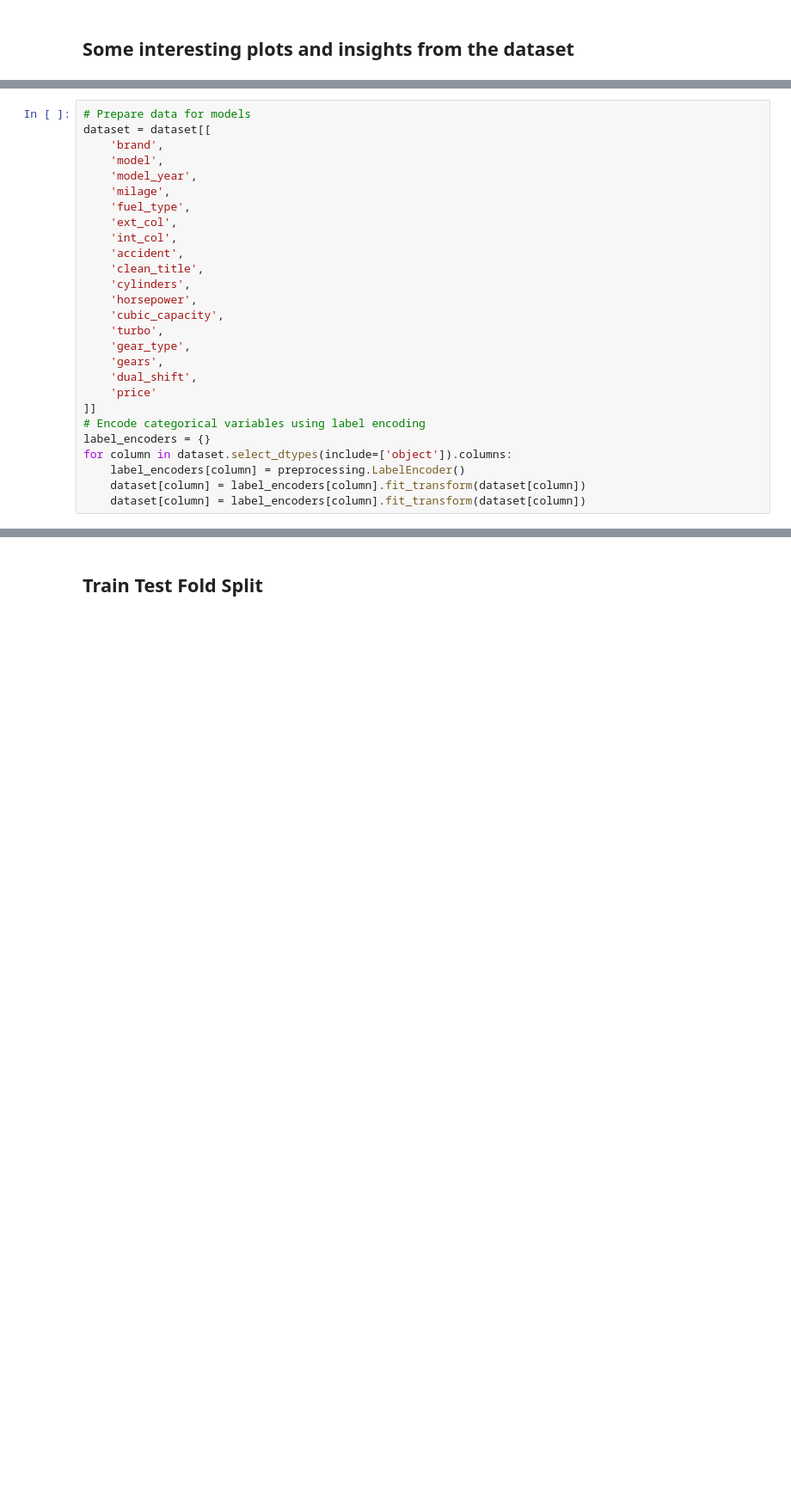
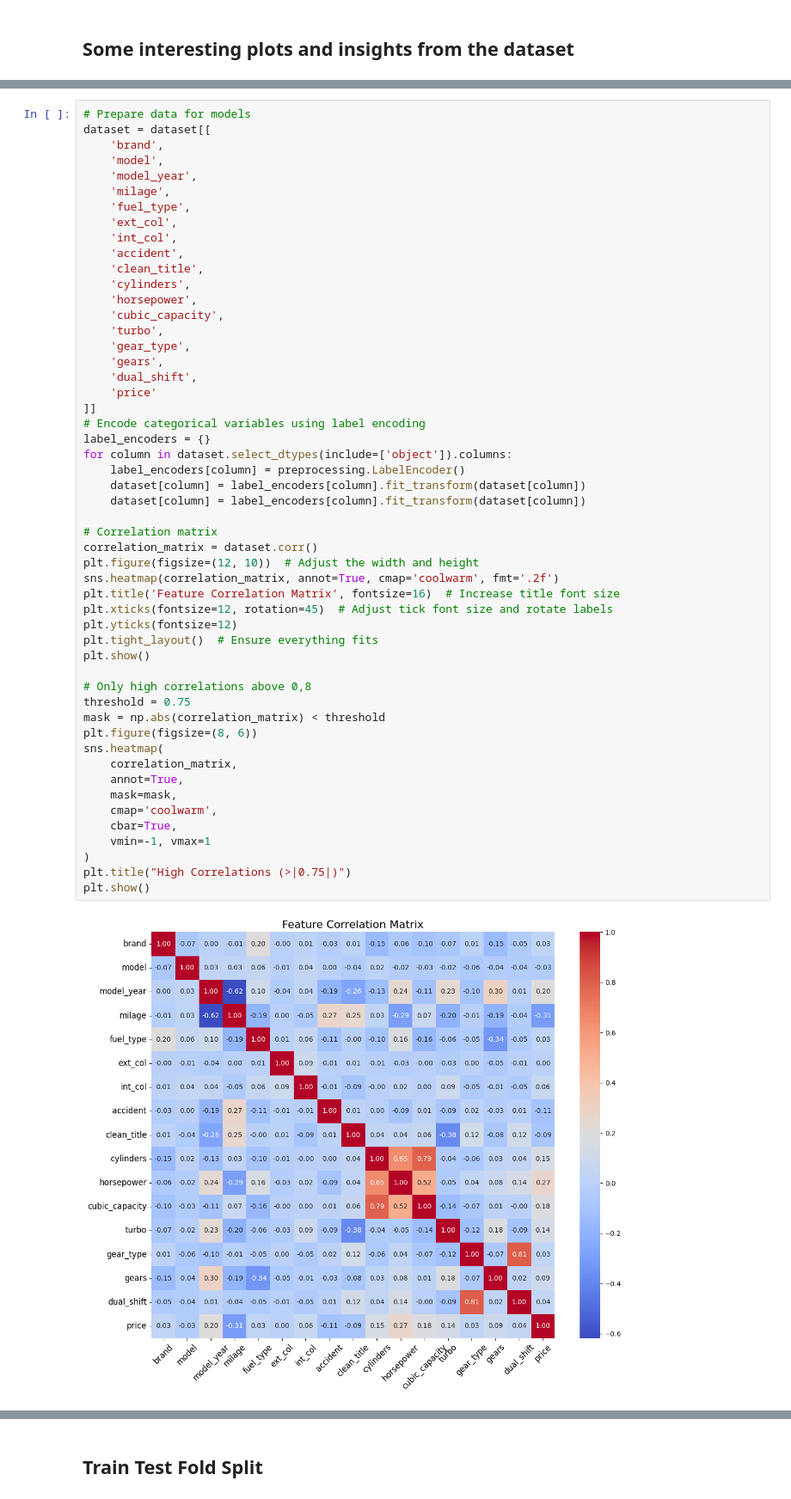
Before and after one commit to Frecherenkel60/RandomForestRangers, a Jupyter notebook: DataMining_RandomForestRangers.ipynb, the cells around one changed output, grey strips where cells are left out. Shown: that part at 86% size. Drawn from its saved outputs; the diff is of its cells as text; blank space fills up the shorter version.

Commit message:
add scaling for linear regression and simple correlation matrix

```diff
--- a/DataMining_RandomForestRangers.ipynb
+++ b/DataMining_RandomForestRangers.ipynb
@@ -143,27 +216,54 @@ plt.show()
 # %%
 # Prepare data for models
 dataset = dataset[[
     'brand',
     'model',
     'model_year',
     'milage',
     'fuel_type',
     'ext_col',
     'int_col',
     'accident',
     'clean_title',
     'cylinders',
     'horsepower',
     'cubic_capacity',
     'turbo',
     'gear_type',
     'gears',
     'dual_shift',
     'price'
 ]]
 # Encode categorical variables using label encoding
 label_encoders = {}
 for column in dataset.select_dtypes(include=['object']).columns:
     label_encoders[column] = preprocessing.LabelEncoder()
     dataset[column] = label_encoders[column].fit_transform(dataset[column])
     dataset[column] = label_encoders[column].fit_transform(dataset[column])
+
+# Correlation matrix
+correlation_matrix = dataset.corr()
+plt.figure(figsize=(12, 10))  # Adjust the width and height
+sns.heatmap(correlation_matrix, annot=True, cmap='coolwarm', fmt='.2f')
+plt.title('Feature Correlation Matrix', fontsize=16)  # Increase title font size
+plt.xticks(fontsize=12, rotation=45)  # Adjust tick font size and rotate labels
+plt.yticks(fontsize=12)
+plt.tight_layout()  # Ensure everything fits
+plt.show()
+
+# Only high correlations above 0,8
+threshold = 0.75
+mask = np.abs(correlation_matrix) < threshold
+plt.figure(figsize=(8, 6))
+sns.heatmap(
+    correlation_matrix,
+    annot=True,
+    mask=mask,
+    cmap='coolwarm',
+    cbar=True,
+    vmin=-1, vmax=1
+)
+plt.title("High Correlations (>|0.75|)")
+plt.show()
+# %% [output]
+[figure, added]
```
Also changed, not shown: parts of 14 cells of this notebook, 2 other files.
